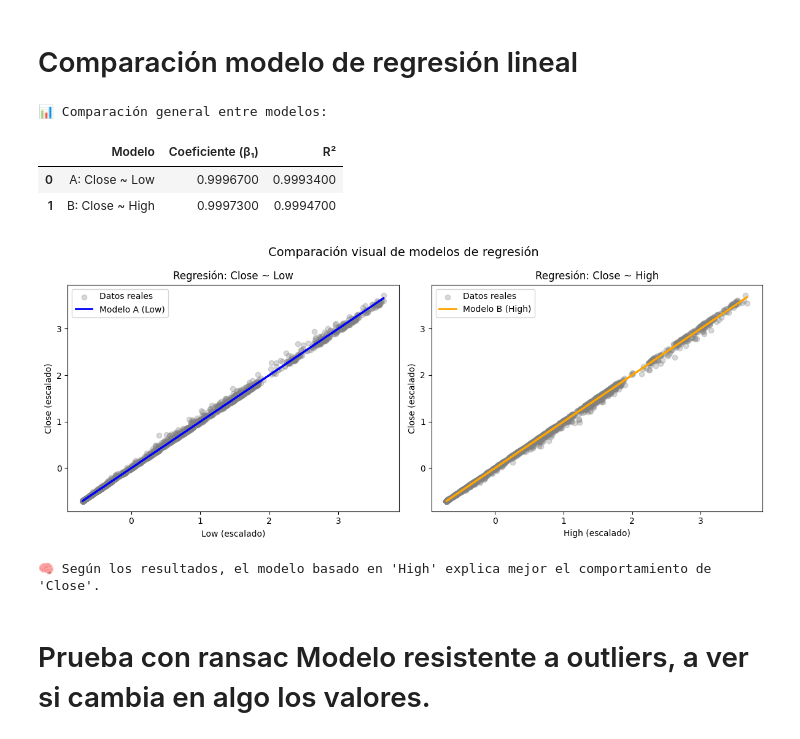
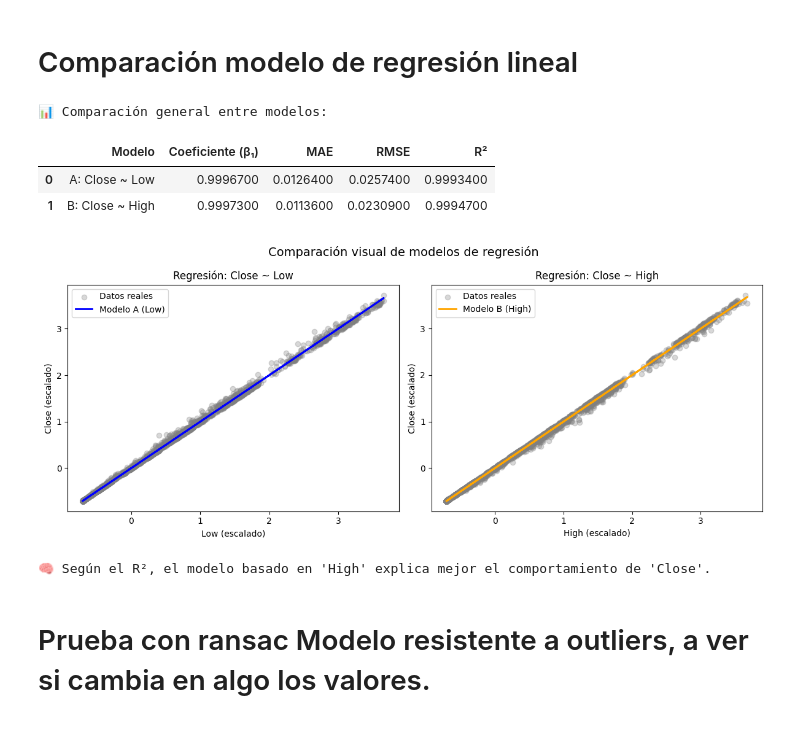
Before and after one commit to AlexandreKc/SUMATIVA2_IDN, a Jupyter notebook: notebook/BI_T2_SebastianCarrera.ipynb, the cells around one changed output. Drawn from its saved outputs; the diff is of its cells as text; code cells hidden in the pictures.

```diff
--- a/notebook/BI_T2_SebastianCarrera.ipynb
+++ b/notebook/BI_T2_SebastianCarrera.ipynb
@@ -515,22 +516,30 @@ X_low = btc_scaled[["Low"]].values
 model_low = LinearRegression().fit(X_low, y)
 y_pred_low = model_low.predict(X_low)
 
+# Métricas modelo A
+mae_low = mean_absolute_error(y, y_pred_low)
+rmse_low = np.sqrt(mean_squared_error(y, y_pred_low))
+r2_low = r2_score(y, y_pred_low)
+
 # --- Modelo B: Close ~ High ---
 X_high = btc_scaled[["High"]].values
 model_high = LinearRegression().fit(X_high, y)
 y_pred_high = model_high.predict(X_high)
 
+# Métricas modelo B
+mae_high = mean_absolute_error(y, y_pred_high)
+rmse_high = np.sqrt(mean_squared_error(y, y_pred_high))
+r2_high = r2_score(y, y_pred_high)
+
 # --- Comparación resumida ---
-r2_low = model_low.score(X_low, y)
-r2_high = model_high.score(X_high, y)
-
 comparison = pd.DataFrame({
     "Modelo": ["A: Close ~ Low", "B: Close ~ High"],
     "Coeficiente (β₁)": [model_low.coef_[0][0], model_high.coef_[0][0]],
+    "MAE": [mae_low, mae_high],
+    "RMSE": [rmse_low, rmse_high],
     "R²": [r2_low, r2_high]
 }).round(5)
 
-# Mostrar con más precisión decimal / esto para ver la leve diferencia
 pd.options.display.float_format = '{:,.7f}'.format
 
 print("📊 Comparación general entre modelos:\n")
@@ -538,39 +547,39 @@ display(comparison)
 
 # --- Gráficos de regresión ---
 plt.figure(figsize=(12, 5))
 
 # Gráfico 1: Close ~ Low
 plt.subplot(1, 2, 1)
 plt.scatter(X_low, y, color='gray', alpha=0.3, label="Datos reales")
 plt.plot(X_low, y_pred_low, color='blue', linewidth=2, label="Modelo A (Low)")
 plt.title("Regresión: Close ~ Low")
 plt.xlabel("Low (escalado)")
 plt.ylabel("Close (escalado)")
 plt.legend()
 
 # Gráfico 2: Close ~ High
 plt.subplot(1, 2, 2)
 plt.scatter(X_high, y, color='gray', alpha=0.3, label="Datos reales")
 plt.plot(X_high, y_pred_high, color='orange', linewidth=2, label="Modelo B (High)")
 plt.title("Regresión: Close ~ High")
 plt.xlabel("High (escalado)")
 plt.ylabel("Close (escalado)")
 plt.legend()
 
 plt.suptitle("Comparación visual de modelos de regresión", fontsize=14)
 plt.tight_layout()
 plt.show()
 
 # --- Interpretación automática ---
 better = "Low" if r2_low > r2_high else "High"
-print(f"🧠 Según los resultados, el modelo basado en '{better}' explica mejor el comportamiento de 'Close'.")
+print(f"🧠 Según el R², el modelo basado en '{better}' explica mejor el comportamiento de 'Close'.")
 # %% [output]
 📊 Comparación general entre modelos:
-|  | Modelo | Coeficiente (β₁) | R² |
-| 0 | A: Close ~ Low | 0.9996700 | 0.9993400 |
-| 1 | B: Close ~ High | 0.9997300 | 0.9994700 |
+|  | Modelo | Coeficiente (β₁) | MAE | RMSE | R² |
+| 0 | A: Close ~ Low | 0.9996700 | 0.0126400 | 0.0257400 | 0.9993400 |
+| 1 | B: Close ~ High | 0.9997300 | 0.0113600 | 0.0230900 | 0.9994700 |
 [figure]
-🧠 Según los resultados, el modelo basado en 'High' explica mejor el comportamiento de 'Close'.
+🧠 Según el R², el modelo basado en 'High' explica mejor el comportamiento de 'Close'.
 # %% [markdown]
 # Prueba con ransac Modelo resistente a outliers, a ver si cambia en algo los valores.
 # %%
```
Also changed, not shown: parts of 9 cells of this notebook, 1 other file.
